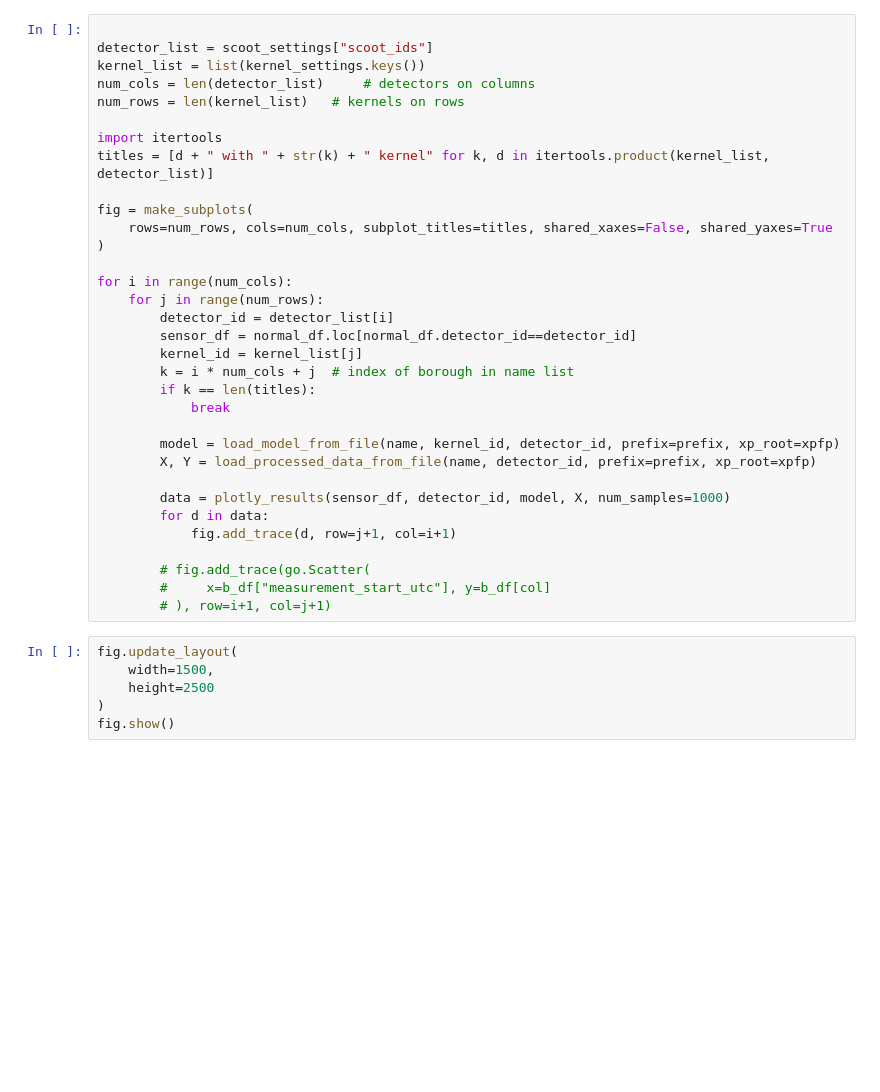
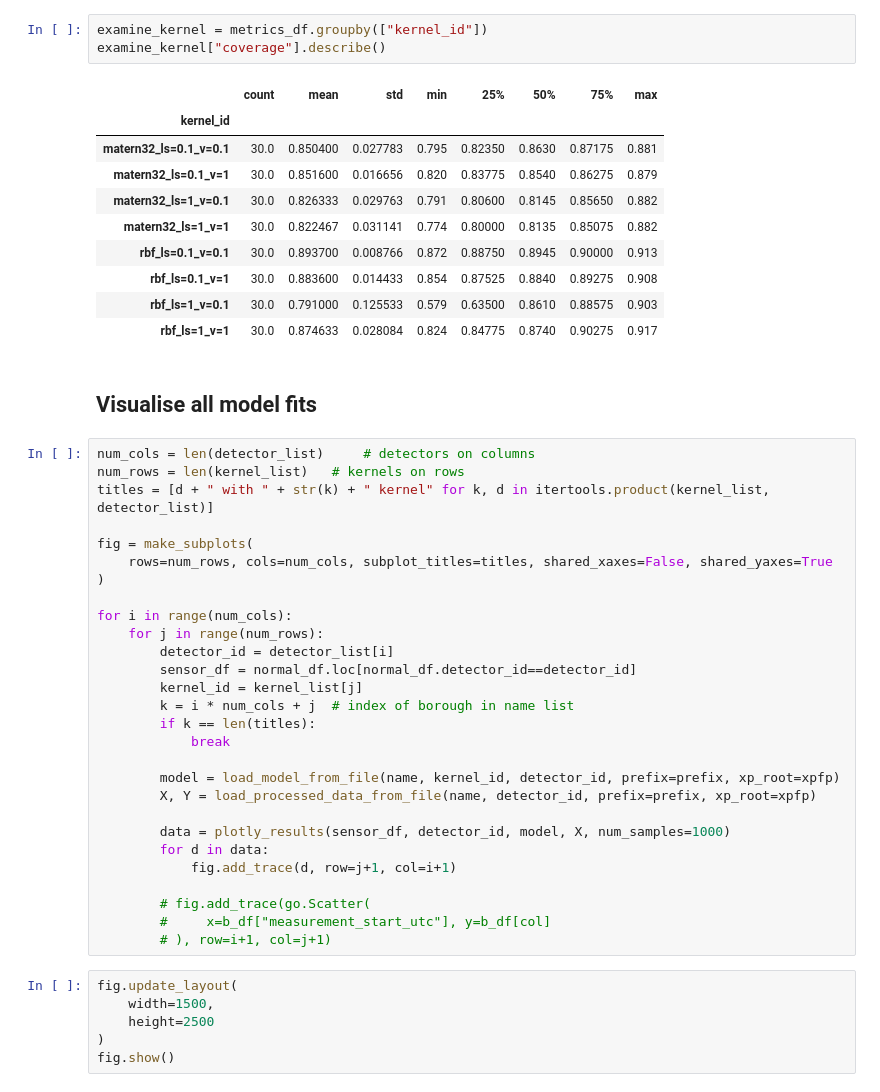
Before and after one commit to alan-turing-institute/clean-air-infrastructure, a Jupyter notebook: containers/labs/plot_results.ipynb, the cells around one changed output. Saved outputs shown, nothing was run; the diff lists cells and outputs as text; blank space fills up the shorter version.

```diff
--- a/containers/labs/plot_results.ipynb
+++ b/containers/labs/plot_results.ipynb
@@ -61,11 +182,22 @@ fig.show()
+# %%
+examine_kernel = metrics_df.groupby(["kernel_id"])
+examine_kernel["coverage"].describe()
+# %% [output]
+|  | count | mean | std | min | 25% | 50% | 75% | max |
+| kernel_id |  |  |  |  |  |  |  |  |
+| matern32_ls=0.1_v=0.1 | 30.0 | 0.850400 | 0.027783 | 0.795 | 0.82350 | 0.8630 | 0.87175 | 0.881 |
+| matern32_ls=0.1_v=1 | 30.0 | 0.851600 | 0.016656 | 0.820 | 0.83775 | 0.8540 | 0.86275 | 0.879 |
+| matern32_ls=1_v=0.1 | 30.0 | 0.826333 | 0.029763 | 0.791 | 0.80600 | 0.8145 | 0.85650 | 0.882 |
+| matern32_ls=1_v=1 | 30.0 | 0.822467 | 0.031141 | 0.774 | 0.80000 | 0.8135 | 0.85075 | 0.882 |
+| rbf_ls=0.1_v=0.1 | 30.0 | 0.893700 | 0.008766 | 0.872 | 0.88750 | 0.8945 | 0.90000 | 0.913 |
+| rbf_ls=0.1_v=1 | 30.0 | 0.883600 | 0.014433 | 0.854 | 0.87525 | 0.8840 | 0.89275 | 0.908 |
+| rbf_ls=1_v=0.1 | 30.0 | 0.791000 | 0.125533 | 0.579 | 0.63500 | 0.8610 | 0.88575 | 0.903 |
+| rbf_ls=1_v=1 | 30.0 | 0.874633 | 0.028084 | 0.824 | 0.84775 | 0.8740 | 0.90275 | 0.917 |
+# %% [markdown]
+## Visualise all model fits
 # %%
-
-detector_list = scoot_settings["scoot_ids"]
-kernel_list = list(kernel_settings.keys())
 num_cols = len(detector_list)     # detectors on columns
 num_rows = len(kernel_list)   # kernels on rows
-
-import itertools
 titles = [d + " with " + str(k) + " kernel" for k, d in itertools.product(kernel_list, detector_list)]
 
 fig = make_subplots(
```
Also changed, not shown: parts of 10 cells of this notebook, 11 other files.
